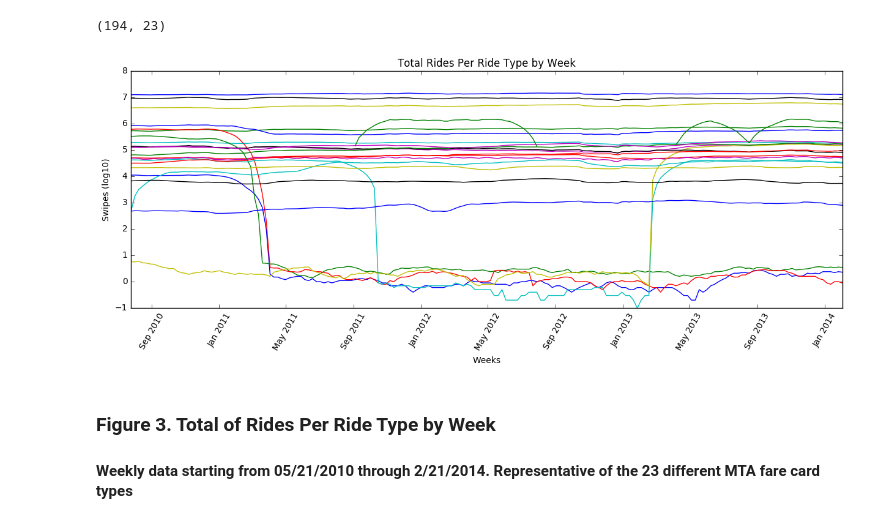
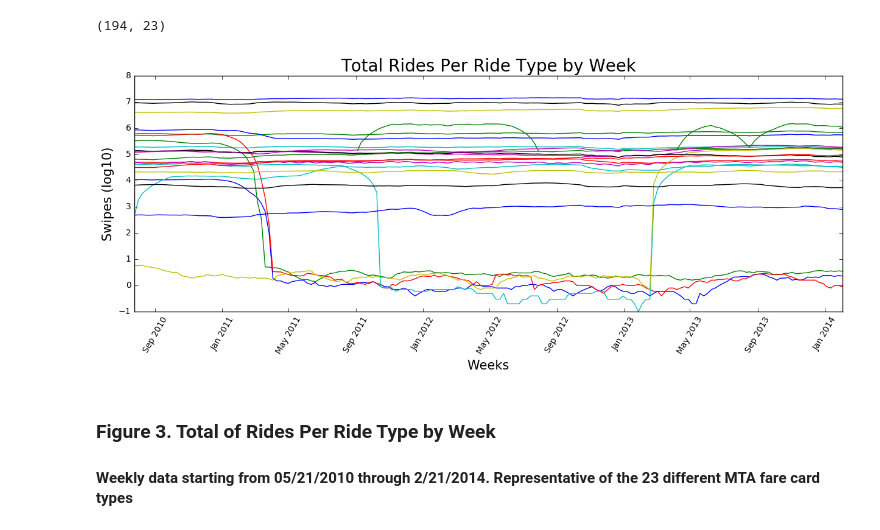
Before and after one commit to kdr276/PUI2016_kdr276, a Jupyter notebook: HW9_kdr276/Assignment_1.ipynb, the cells around one changed output. Drawn from its saved outputs; the diff is of its cells as text; code cells hidden in the pictures.

```diff
--- a/HW9_kdr276/Assignment_1.ipynb
+++ b/HW9_kdr276/Assignment_1.ipynb
@@ -126,14 +120,14 @@ ridetype = np.array(['10t', '14d', '1d', '2t', '30d', '7d', 'ada', 'afas', 'exp'
 # %%
-fig=pl.figure(figsize=(15,5))
+fig=pl.figure(figsize = (15,5))
 ax=fig.add_subplot(111)
 ax.plot(weekinterval, np.log10(pd.stats.moments.rolling_mean(sum_allrides, 10)))
-pl.title('Total Rides Per Ride Type by Week')
+pl.title('Total Rides Per Ride Type by Week', fontsize = 20)
 pl.xticks(rotation = '60')
-pl.xlabel("Weeks")
-pl.ylabel("Swipes (log10)")
+pl.xlabel("Weeks", fontsize = 15)
+pl.ylabel("Swipes (log10)", fontsize = 15)
 pl.legend(loc = 'best', fontsize = 'small')
 # %% [output]
-[figure, old version]
+[figure, new version]
 # %% [markdown]
 ### Figure 3. Total of Rides Per Ride Type by Week
 #### Weekly data starting from 05/21/2010 through 2/21/2014. Representative of the 23 different MTA fare card types
```
Also changed, not shown: parts of 6 cells of this notebook.
